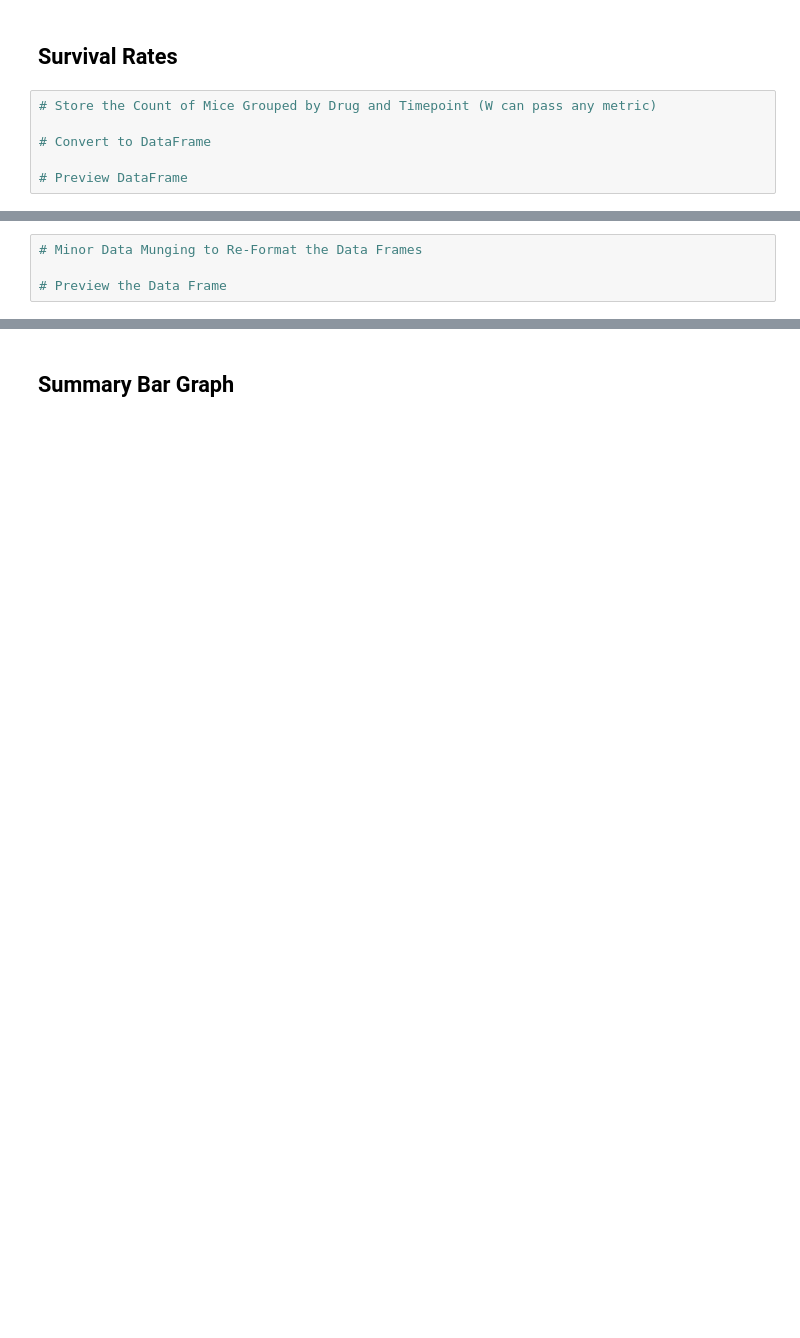
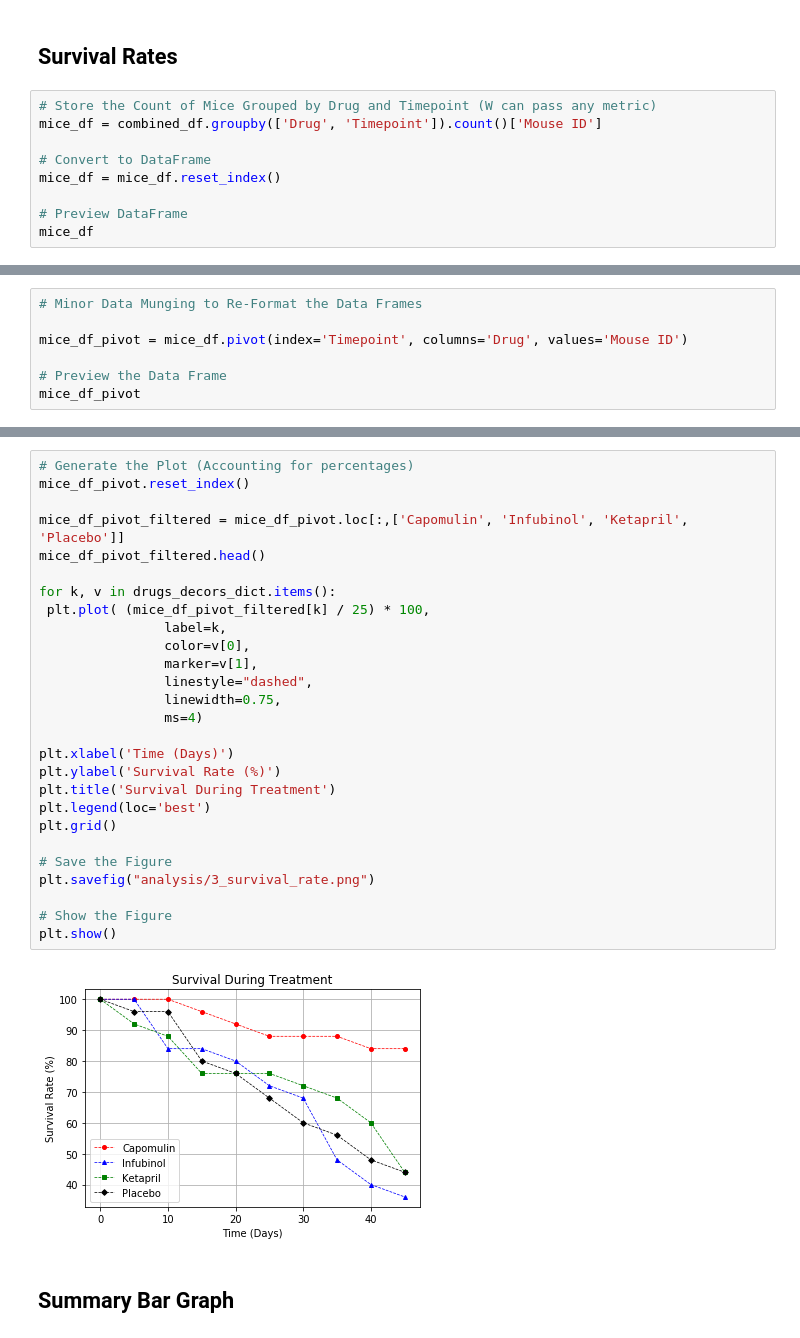
Before and after one commit to mavsanchez/matplotlib-challenge, a Jupyter notebook: Pymaceuticals/pymaceuticals_starter.ipynb, the cells around one changed output, grey strips where cells are left out. Saved outputs shown, nothing was run; the diff lists cells and outputs as text; blank space fills up the shorter version.

```diff
--- a/Pymaceuticals/pymaceuticals_starter.ipynb
+++ b/Pymaceuticals/pymaceuticals_starter.ipynb
@@ -223,7 +292,10 @@ meta_site_sem_df.head()
 ## Survival Rates
 # %%
 # Store the Count of Mice Grouped by Drug and Timepoint (W can pass any metric)
+mice_df = combined_df.groupby(['Drug', 'Timepoint']).count()['Mouse ID']
 
 # Convert to DataFrame
+mice_df = mice_df.reset_index()
 
 # Preview DataFrame
+mice_df
@@ -230,4 +325,7 @@ meta_site_sem_df.head()
 # %%
 # Minor Data Munging to Re-Format the Data Frames
 
+mice_df_pivot = mice_df.pivot(index='Timepoint', columns='Drug', values='Mouse ID')
+
 # Preview the Data Frame
+mice_df_pivot
@@ -243,3 +355,32 @@ plt.show()
+# %%
+# Generate the Plot (Accounting for percentages)
+mice_df_pivot.reset_index()
+
+mice_df_pivot_filtered = mice_df_pivot.loc[:,['Capomulin', 'Infubinol', 'Ketapril', 'Placebo']]
+mice_df_pivot_filtered.head()
+
+for k, v in drugs_decors_dict.items():
+ plt.plot( (mice_df_pivot_filtered[k] / 25) * 100,
+                label=k,
+                color=v[0],
+                marker=v[1],
+                linestyle="dashed",
+                linewidth=0.75,
+                ms=4)
+
+plt.xlabel('Time (Days)')
+plt.ylabel('Survival Rate (%)')
+plt.title('Survival During Treatment')
+plt.legend(loc='best')
+plt.grid()
+
+# Save the Figure
+plt.savefig("analysis/3_survival_rate.png")
+
+# Show the Figure
+plt.show()
+# %% [output]
+[figure, added]
 # %% [markdown]
 ## Summary Bar Graph
 # %%
```
Also changed, not shown: parts of 25 cells of this notebook, 4 other files.
